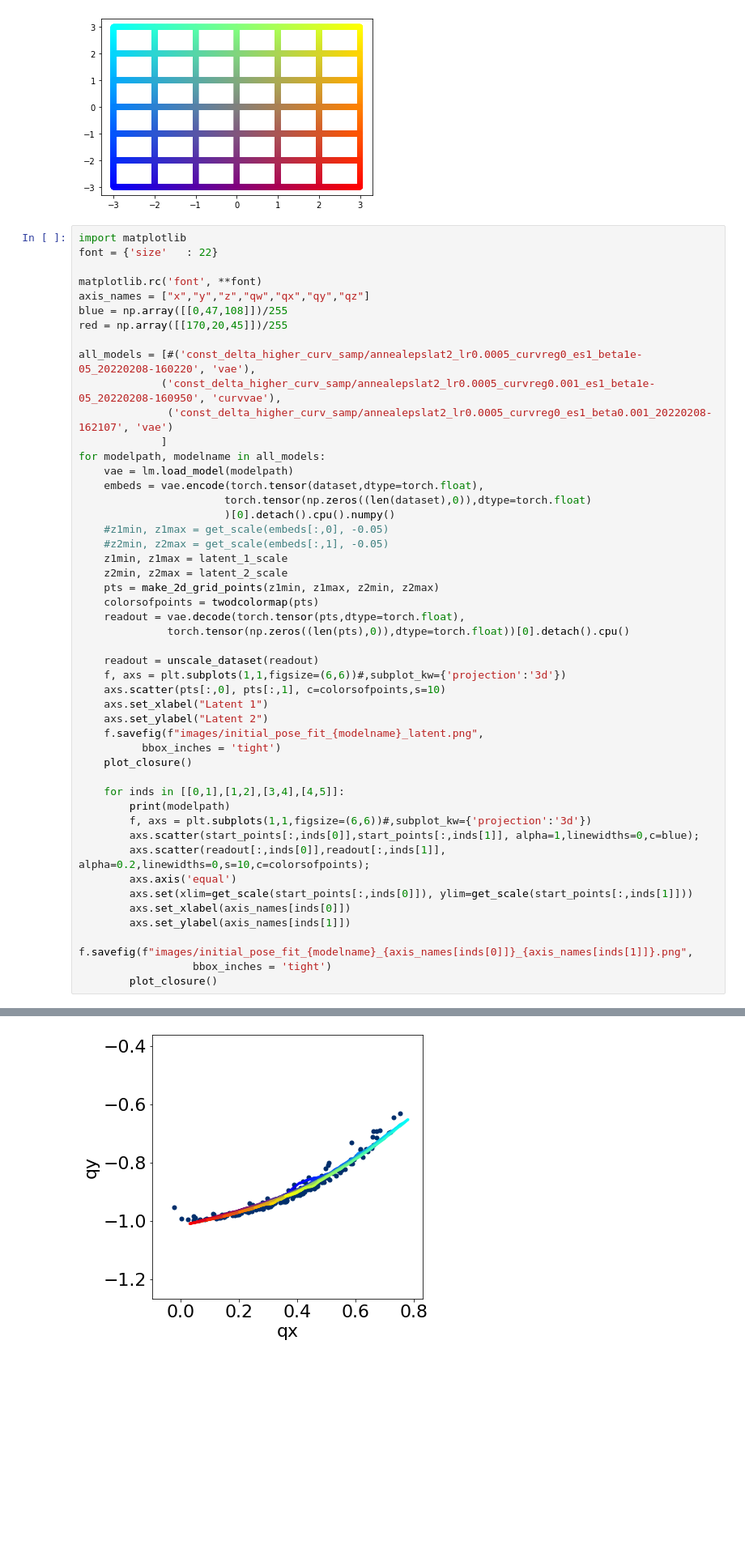
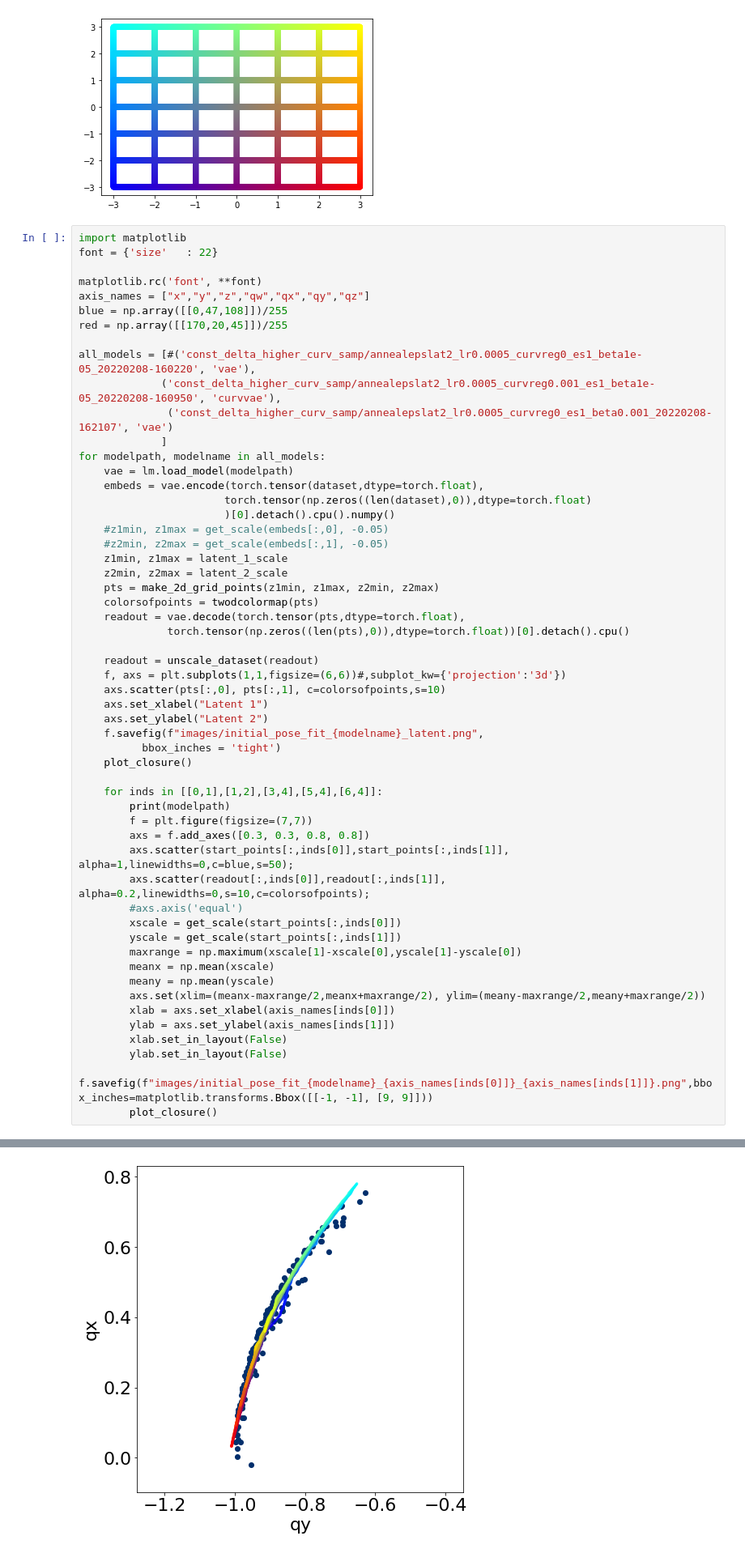
Before and after one commit to travers-rhodes/IROS2022CurvVAE, a Jupyter notebook: notebooks/2022-02-04 Pedagogical Example Images for Paper.ipynb, the cells around one changed output, grey strips where cells are left out. Shown at 81% size. Saved outputs shown, nothing was run; the diff lists cells and outputs as text; blank space fills up the shorter version.

Commit message:
makin figures

```diff
--- a/notebooks/2022-02-04 Pedagogical Example Images for Paper.ipynb
+++ b/notebooks/2022-02-04 Pedagogical Example Images for Paper.ipynb
@@ -279,17 +279,24 @@ for modelpath, modelname in all_models:
           bbox_inches = 'tight')
     plot_closure()
 
-    for inds in [[0,1],[1,2],[3,4],[4,5]]:
+    for inds in [[0,1],[1,2],[3,4],[5,4],[6,4]]:
         print(modelpath)
-        f, axs = plt.subplots(1,1,figsize=(6,6))#,subplot_kw={'projection':'3d'})
-        axs.scatter(start_points[:,inds[0]],start_points[:,inds[1]], alpha=1,linewidths=0,c=blue);
+        f = plt.figure(figsize=(7,7))
+        axs = f.add_axes([0.3, 0.3, 0.8, 0.8])
+        axs.scatter(start_points[:,inds[0]],start_points[:,inds[1]], alpha=1,linewidths=0,c=blue,s=50);
         axs.scatter(readout[:,inds[0]],readout[:,inds[1]], alpha=0.2,linewidths=0,s=10,c=colorsofpoints);
-        axs.axis('equal')
-        axs.set(xlim=get_scale(start_points[:,inds[0]]), ylim=get_scale(start_points[:,inds[1]]))
-        axs.set_xlabel(axis_names[inds[0]])
-        axs.set_ylabel(axis_names[inds[1]])
-        f.savefig(f"images/initial_pose_fit_{modelname}_{axis_names[inds[0]]}_{axis_names[inds[1]]}.png",
-                  bbox_inches = 'tight')
+        #axs.axis('equal')
+        xscale = get_scale(start_points[:,inds[0]])
+        yscale = get_scale(start_points[:,inds[1]])
+        maxrange = np.maximum(xscale[1]-xscale[0],yscale[1]-yscale[0])
+        meanx = np.mean(xscale)
+        meany = np.mean(yscale)
+        axs.set(xlim=(meanx-maxrange/2,meanx+maxrange/2), ylim=(meany-maxrange/2,meany+maxrange/2))
+        xlab = axs.set_xlabel(axis_names[inds[0]])
+        ylab = axs.set_ylabel(axis_names[inds[1]])
+        xlab.set_in_layout(False)
+        ylab.set_in_layout(False)
+        f.savefig(f"images/initial_pose_fit_{modelname}_{axis_names[inds[0]]}_{axis_names[inds[1]]}.png",bbox_inches=matplotlib.transforms.Bbox([[-1, -1], [9, 9]]))
         plot_closure()
 # %% [output]
 [figure]
@@ -302,2 +309,2 @@ const_delta_higher_curv_samp/annealepslat2_lr0.0005_curvreg0.001_es1_beta1e-05_2
 const_delta_higher_curv_samp/annealepslat2_lr0.0005_curvreg0.001_es1_beta1e-05_20220208-160950
-[figure, old version]
+[figure, new version]
```
Also changed, not shown: parts of 1 cell of this notebook, 5 other files.
